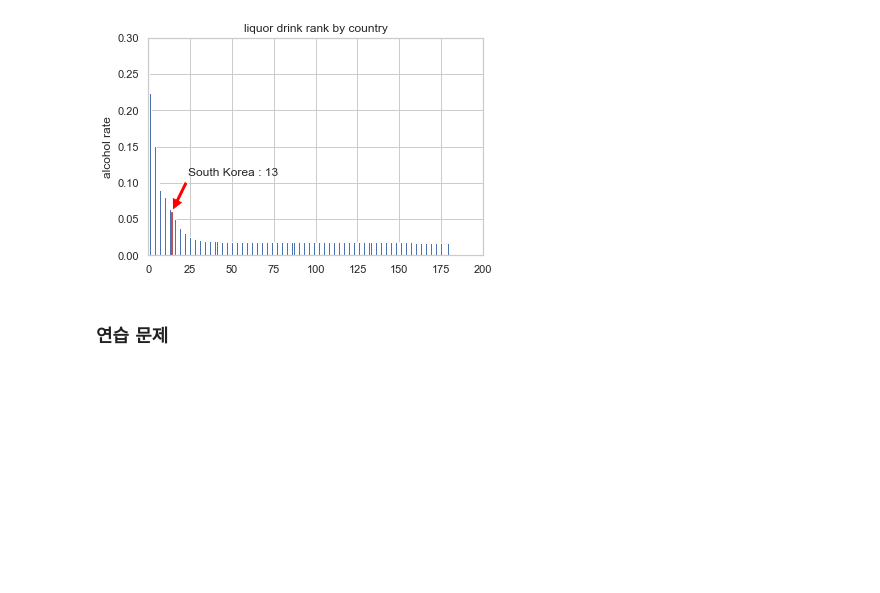
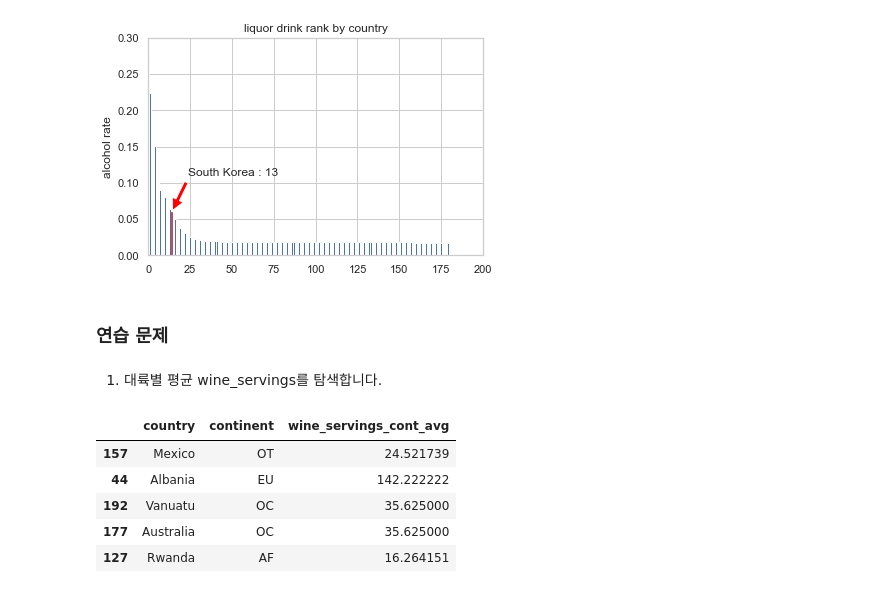
Before and after one commit to vynnee/practice_data_analysis, a Jupyter notebook: data_analysis_practice/chapter01_3.ipynb, the cells around one changed output. Saved outputs shown, nothing was run; the diff lists cells and outputs as text; code cells hidden in the pictures; blank space fills up the shorter version.

```diff
--- a/data_analysis_practice/chapter01_3.ipynb
+++ b/data_analysis_practice/chapter01_3.ipynb
@@ -353,0 +363,21 @@ plt.show()
+# %% [markdown]
+1) 대륙별 평균 wine_servings를 탐색합니다.
+# %%
+# 대륙별 평균 wine_servings 피처를 만들어서 병합합니다.
+result = drinks.groupby('continent').mean()['wine_servings']
+df = result.to_frame().reset_index()
+df = df.rename(columns={'wine_servings': 'wine_servings_cont_avg'})
+drinks = pd.merge(drinks, df, on='continent', how='outer')
+
+# 위와 같은 방법의 코드입니다.
+drinks['wine_servings_cont_avg'] = drinks.groupby('continent')['wine_servings'].transform(np.mean)
+
+# 결과를 출력합니다.
+drinks[['country', 'continent', 'wine_servings_cont_avg']].sample(5).head()
+# %% [output]
+|  | country | continent | wine_servings_cont_avg |
+| 157 | Mexico | OT | 24.521739 |
+| 44 | Albania | EU | 142.222222 |
+| 192 | Vanuatu | OC | 35.625000 |
+| 177 | Australia | OC | 35.625000 |
+| 127 | Rwanda | AF | 16.264151 |
```
Also changed, not shown: parts of 6 cells of this notebook.
